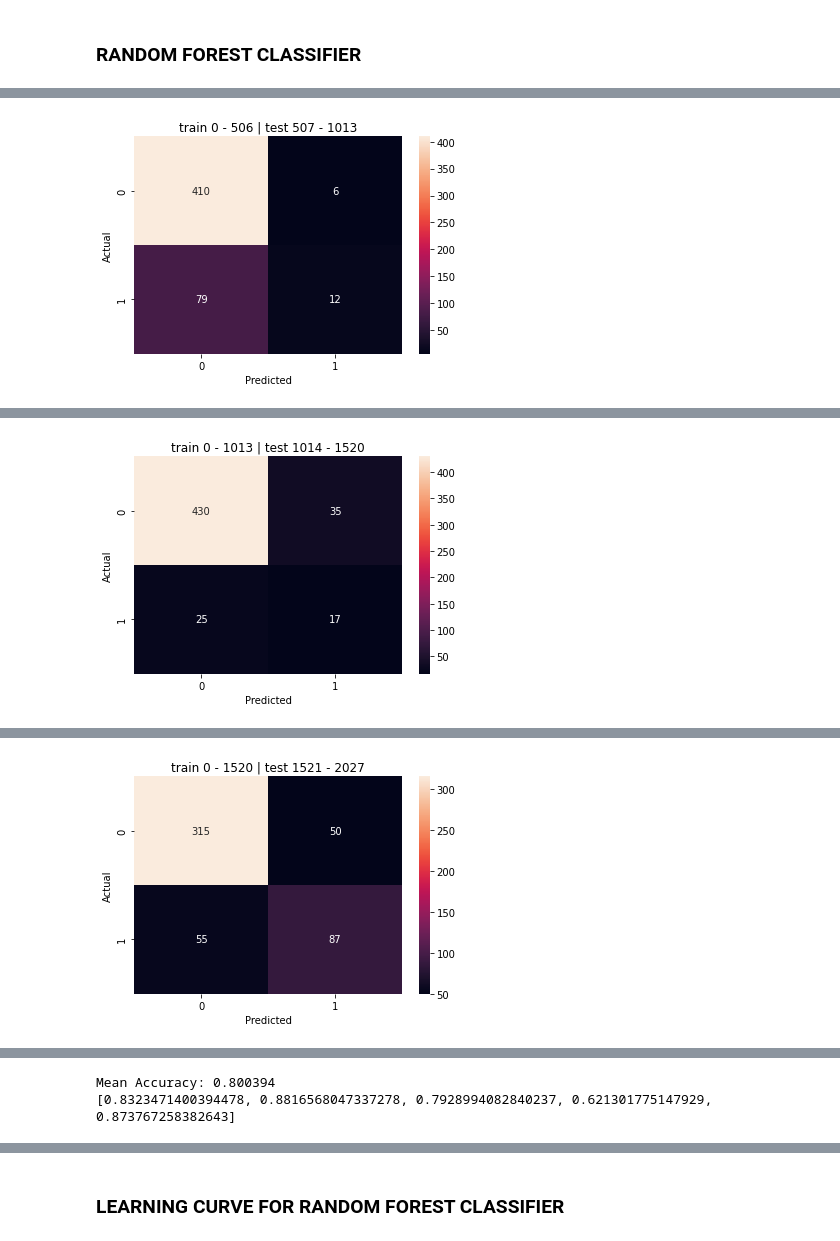
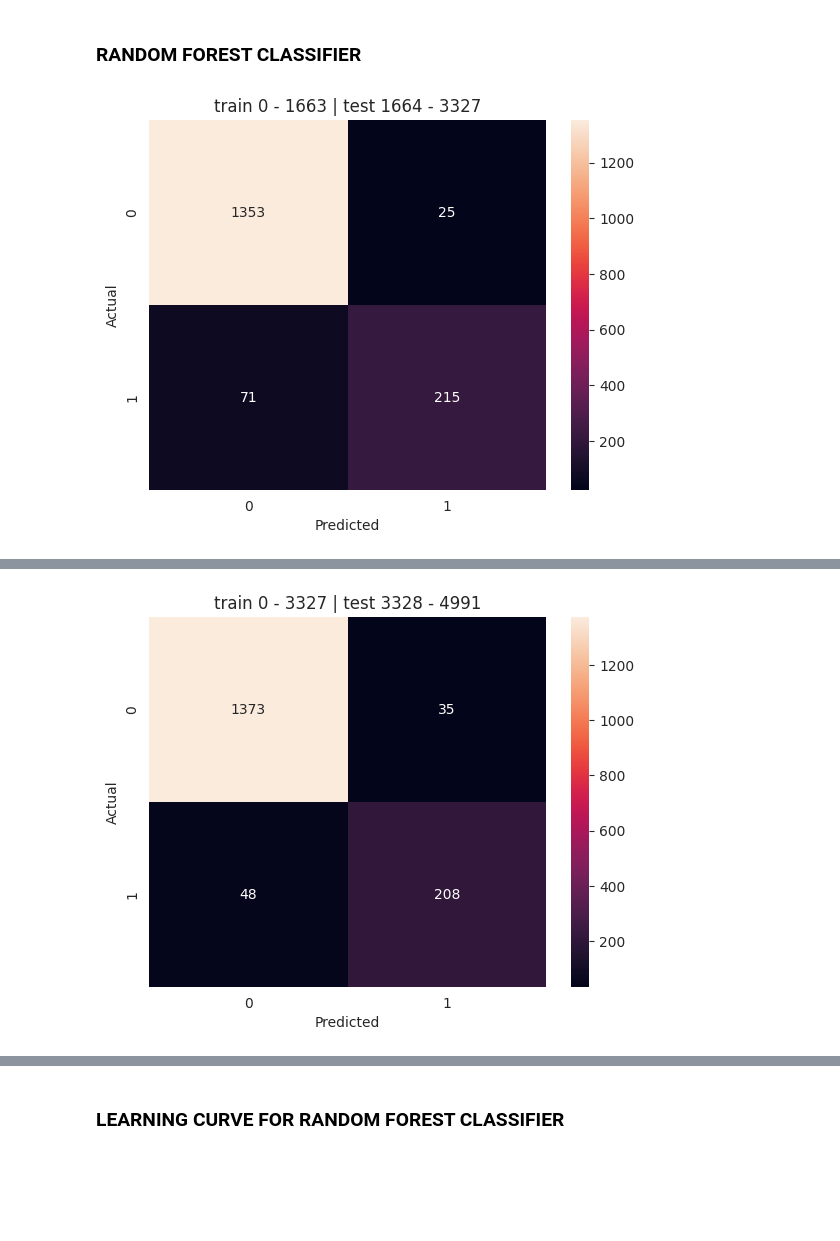
Before and after one commit to jdobladez/JBG060-group9, a Jupyter notebook: RandomForestClassifier.ipynb, the cells around one changed output, grey strips where cells are left out. Saved outputs shown, nothing was run; the diff lists cells and outputs as text; code cells hidden in the pictures; blank space fills up the shorter version.

```diff
--- a/RandomForestClassifier.ipynb
+++ b/RandomForestClassifier.ipynb
@@ -166,8 +244,11 @@ def create_news_features(columns):
-# %%
-# country wide news features
-news_features = create_news_features(["hunger", "refugees", "humanitarian", "conflict", "corruption", "terrorism", "nature", 'oil', "livestock"])
 # %%
 binary_classification = {False: 0, True: 1}
 topics = ["hunger", "refugees", "humanitarian", "conflict", "corruption", "terrorism", "nature", 'oil', "livestock"]
 for topic in topics:
     news_df[topic] = news_df[topic].map(binary_classification)
+# %%
+weighted_df.sort_index(level=0, inplace=True) # Sort DataFrame by date
+# weighted_df = weighted_df.iloc[weighted_df['ipc'].notnull().argmax():].copy() # Drop rows until first notna value in ipc column
+weighted_df = weighted_df.merge(news_features, left_index=True, right_index=True, how='left')
+weighted_df.drop(['province'], axis=1, inplace=True)
+weighted_df
@@ -230,43 +373,23 @@ dtype: int64
 # %% [markdown]
 ### RANDOM FOREST CLASSIFIER
 # %%
-from sklearn.ensemble import RandomForestClassifier
-import sklearn.neighbors._base
-import sys
-sys.modules['sklearn.neighbors.base'] = sklearn.neighbors._base
-from missingpy import MissForest
-from sklearn.metrics import accuracy_score, classification_report
-from sklearn.preprocessing import LabelEncoder
-import warnings
-from sklearn.metrics import log_loss
+imputer = SimpleImputer(strategy='mean')
 
-
-# Specifying the warnings to be ignored
-warnings.filterwarnings(
-    action="ignore",
-    message="Criterion 'mse'",
-)
-warnings.filterwarnings(
-    action="ignore",
-    message="`max_features='auto'`",
-)
-
-imputer = MissForest(verbose=0)
-label_encoder = LabelEncoder()
-df_copy = df.copy() # Make a copy of the original df
-df_copy.ffill(inplace=True) # Data imputation using forward fill
-
+df_copy = weighted_df.copy()
+df_copy.drop(['quarters', 'ha'], axis=1, inplace=True)
 X = df_copy.iloc[:, -16:-1] # Define explanatory variables
 X = sm.add_constant(X) # Add constant column of 1s for intercept
 y = df_copy[["crisis"]] # Define target data
 
 cv = TimeSeriesSplit(n_splits=5) # Define TimeSeriesSplit with 5 splits
 
-# Initinalize empty lists to score scores
+# Initialize empty lists to score scores
 accuracy_values = list()
 binary_cross_entropy_loss = list()
 train_scores = list()
 valid_scores = list()
+train_loss_values_w = list()
+val_loss_values_w = list()
 
 for train_index, val_index in cv.split(X): # Loop over the different training-test splits
 
@@ -279,52 +402,59 @@ for train_index, val_index in cv.split(X): # Loop over the different training-te
     X_test = X_test[X_train.columns]
 
     #Interpolate training data to generate more training points
-    X_train = X_train.groupby('district', as_index=False).apply(lambda group: group.interpolate())
-    X_train.reset_index(level=0, drop=True, inplace=True)
-    y_train = y_train.groupby('district', as_index=False).apply(lambda group: group.interpolate())
-    y_train.reset_index(level=0, drop=True, inplace=True)
+    # X_train = X_train.groupby('district', as_index=False).apply(lambda group: group.interpolate())
+    # X_train.reset_index(level=0, drop=True, inplace=True)
+    # y_train = y_train.groupby('district', as_index=False).apply(lambda group: group.interpolate())
+    # y_train.reset_index(level=0, drop=True, inplace=True)
 
     # Interpolate testing data using the same imputer as for training data
-    X_train_imputed = imputer.fit_transform(X_train.values)
-    X_test_imputed = imputer.fit_transform(X_test.values)
+    X_train = imputer.fit_transform(X_train)
+    X_test = imputer.transform(X_test)
 
     # Train the RandomForestClassifier
     # number of trees is 100, and  42 is just to initialize random number to make random choices during training
     rf_classifier = RandomForestClassifier(n_estimators=100, random_state=42)
-    results = rf_classifier.fit(X=X_train_imputed, y=np.ravel(y_train))
+    results = rf_classifier.fit(X=X_train, y=np.ravel(y_train))
 
     rf_classifier.feature_names_in_ = list(X.columns)
 
     # Predict on the test data
     # Predict and calculate accuracy
-    y_train_pred = rf_classifier.predict(X_train_imputed)
-    y_pred = rf_classifier.predict(X_test_imputed)
+    y_train_pred = rf_classifier.predict(X_train)
+    y_pred = rf_classifier.predict(X_test)
 
     accuracy = accuracy_score(y_val, y_pred)
     accuracy_values.append(accuracy)
 
-    pred_probabilities = rf_classifier.predict_proba(X_test_imputed)
+    pred_probabilities = rf_classifier.predict_proba(X_test)
     binary_cross_entropy_loss.append(log_loss(y_val, pred_probabilities))
 
     train_scores.append(accuracy_score(y_train, y_train_pred))
     valid_scores.append(accuracy_score(y_val, y_pred))
+
+    train_loss = log_loss(y_train, rf_classifier.predict_proba(X_train)[:, 1])
+    val_loss = log_loss(y_val, rf_classifier.predict_proba(X_test)[:, 1])
+
+    train_loss_values_w.append(train_loss)
+    val_loss_values_w.append(val_loss)
 
     plt.title('train %s - %s | test %s - %s' % (train_index[0], train_index[-1], val_index[0], val_index[-1]))
     plot_ConfusionMatrix(prediction = y_pred, true = y_val['crisis'], binary=True) # Plot confusion matrix
 
     print (classification_report(y_val,y_pred))
 
 plt.plot(binary_cross_entropy_loss)
 plt.legend(['Binary Cross Entropy Validation'])
 plt.xlabel('Iteration')
 plt.ylabel('Value')
 plt.show()
 
 print(f"Mean Accuracy: {np.mean(accuracy_values):.6f}") # Print MAE
 print(accuracy_values)
 
 # Why it predicts different values each time?
 # In the early years of the data, only ipc 1 and 2 prevail with ipc 3 occurs the least. Thus in the first two iterations it only predicts
 # 1 and 2. Then we see more ipc 3 for which it begins to predict in the 3rd iteration. The same can be said about ipc 4. In the final
 # iteration, it focuses on only predicting ipc 2 and 3 which the model thinks it predicts best.
 # %% [output]
+[figure, new version]
@@ -336,3 +469,3 @@ Iteration: 4
-[figure, old version]
+[figure, new version]
               precision    recall  f1-score   support
 
@@ -349 +477,0 @@ Iteration: 2
-[figure, old version]
@@ -363 +486,0 @@ Iteration: 3
-[figure, old version]
@@ -401,2 +507,0 @@ weighted avg       0.85      0.87      0.86       507
-Mean Accuracy: 0.800394
-[0.8323471400394478, 0.8816568047337278, 0.7928994082840237, 0.621301775147929, 0.873767258382643]
```
Also changed, not shown: parts of 30 cells of this notebook, 2 other files.
